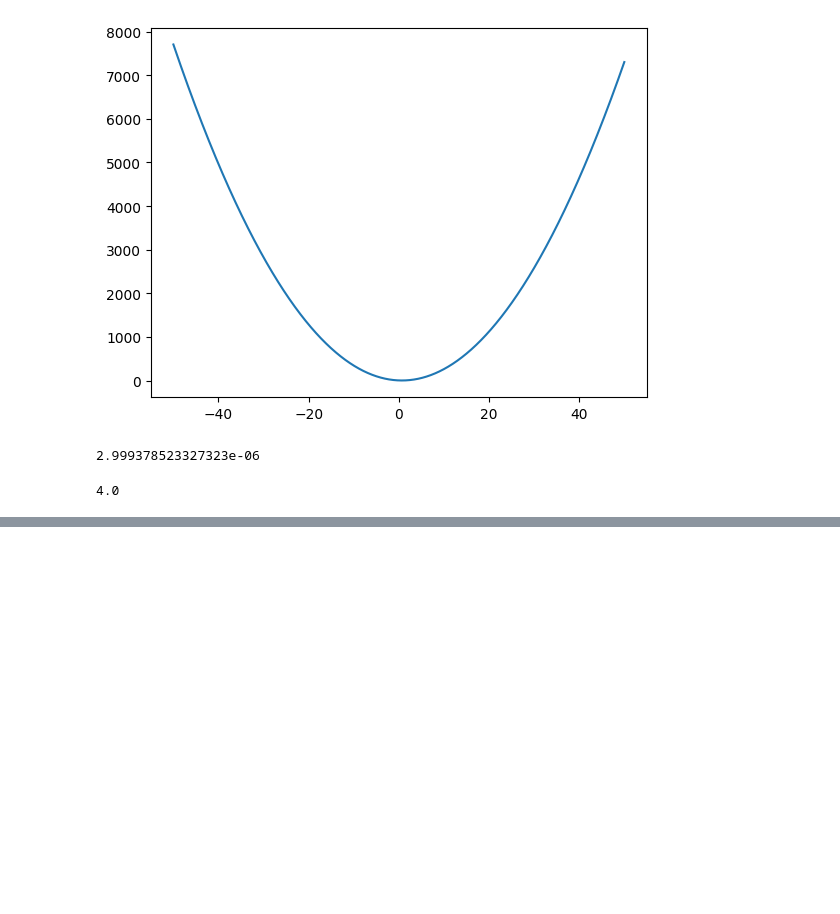
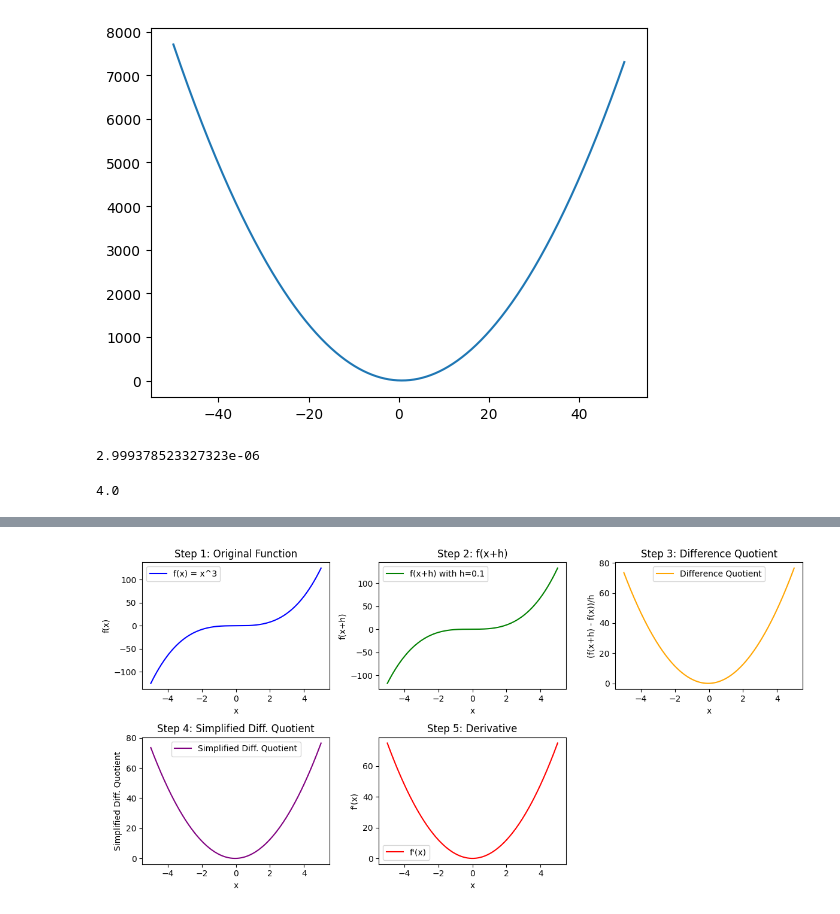
Before and after one commit to ShaneCarr/nnnotebook, a Jupyter notebook: nnreview.ipynb, the cells around one changed output, grey strips where cells are left out. Saved outputs shown, nothing was run; the diff lists cells and outputs as text; code cells hidden in the pictures; blank space fills up the shorter version.

```diff
--- a/nnreview.ipynb
+++ b/nnreview.ipynb
@@ -67,0 +68,76 @@ slope 0.9999999999976694
+# %%
+import sympy as sp
+import matplotlib.pyplot as plt
+import numpy as np
+
+# Define the symbolic variable x and a small increment h
+x, h = sp.symbols('x h')
+
+# Define the function f(x) = x^3
+f = x**3
+
+# Step 1: Find f(x+h)
+f_x_plus_h = f.subs(x, x + h)
+
+# Step 2: Calculate the difference quotient (f(x+h) - f(x))/h
+difference_quotient = (f_x_plus_h - f) / h
+
+# Step 3: Simplify the difference quotient
+simplified_difference_quotient = sp.simplify(difference_quotient)
+
+# Step 4: Take the limit as h approaches 0 to find the derivative
+derivative = sp.limit(simplified_difference_quotient, h, 0)
+
+# Create a plot to visualize the process
+plt.figure(figsize=(12, 6))
+
+# Plot the original function
+plt.subplot(231)
+x_vals = np.linspace(-5, 5, 400)
+f_vals = [f.subs(x, val) for val in x_vals]
+plt.plot(x_vals, f_vals, label='f(x) = x^3', color='blue')
+plt.xlabel('x')
+plt.ylabel('f(x)')
+plt.title('Step 1: Original Function')
+plt.legend()
+
+# Plot f(x+h)
+plt.subplot(232)
+f_x_plus_h_vals = [f_x_plus_h.subs({x: val, h: 0.1}) for val in x_vals]
+plt.plot(x_vals, f_x_plus_h_vals, label='f(x+h) with h=0.1', color='green')
+plt.xlabel('x')
+plt.ylabel('f(x+h)')
+plt.title('Step 2: f(x+h)')
+plt.legend()
+
+# Plot the difference quotient
+plt.subplot(233)
+difference_quotient_vals = [difference_quotient.subs({x: val, h: 0.1}) for val in x_vals]
+plt.plot(x_vals, difference_quotient_vals, label='Difference Quotient', color='orange')
+plt.xlabel('x')
+plt.ylabel('(f(x+h) - f(x))/h')
+plt.title('Step 3: Difference Quotient')
+plt.legend()
+
+# Plot the simplified difference quotient
+plt.subplot(234)
+simplified_difference_quotient_vals = [simplified_difference_quotient.subs({x: val, h: 0.1}) for val in x_vals]
+plt.plot(x_vals, simplified_difference_quotient_vals, label='Simplified Diff. Quotient', color='purple')
+plt.xlabel('x')
+plt.ylabel('Simplified Diff. Quotient')
+plt.title('Step 4: Simplified Diff. Quotient')
+plt.legend()
+
+# Plot the derivative
+plt.subplot(235)
+derivative_vals = [derivative.subs(x, val) for val in x_vals]
+plt.plot(x_vals, derivative_vals, label="f'(x)", color='red')
+plt.xlabel('x')
+plt.ylabel("f'(x)")
+plt.title('Step 5: Derivative')
+plt.legend()
+
+plt.tight_layout()
+plt.show()
+# %% [output]
+[figure, added]
```
Also changed, not shown: parts of 6 cells of this notebook, 1 other file.
